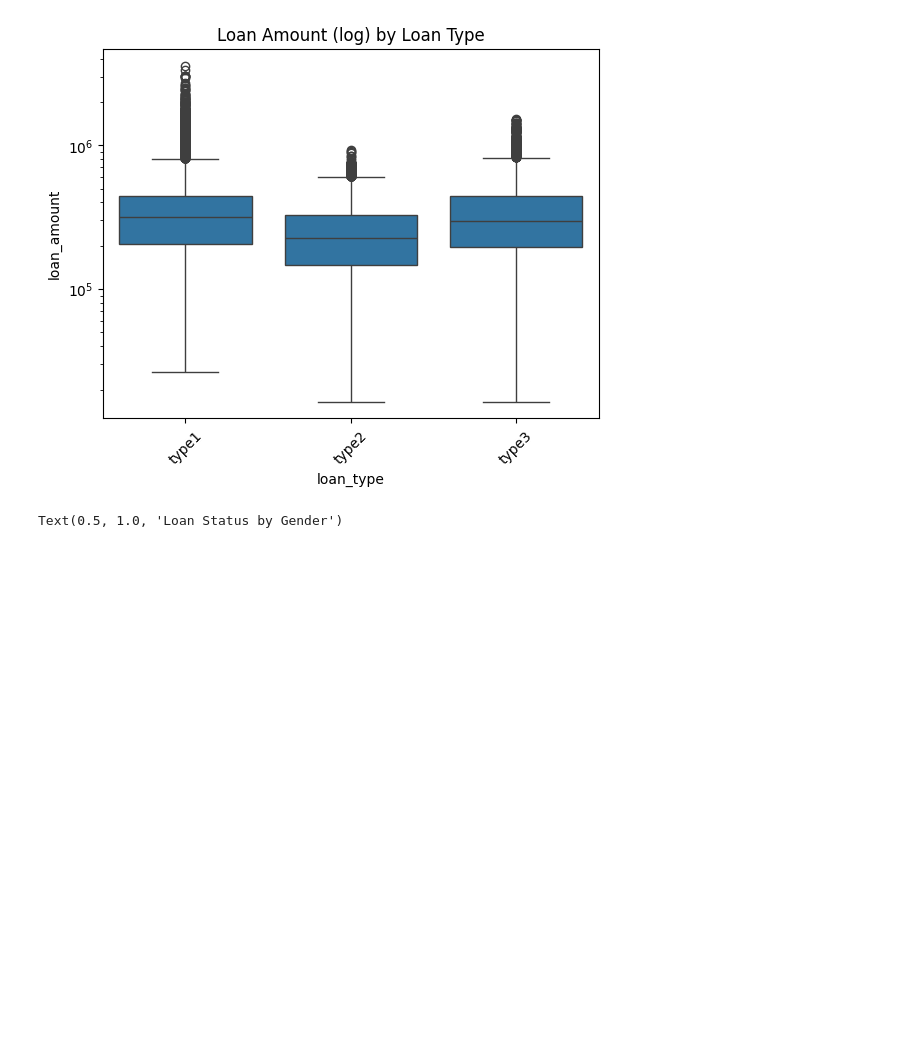
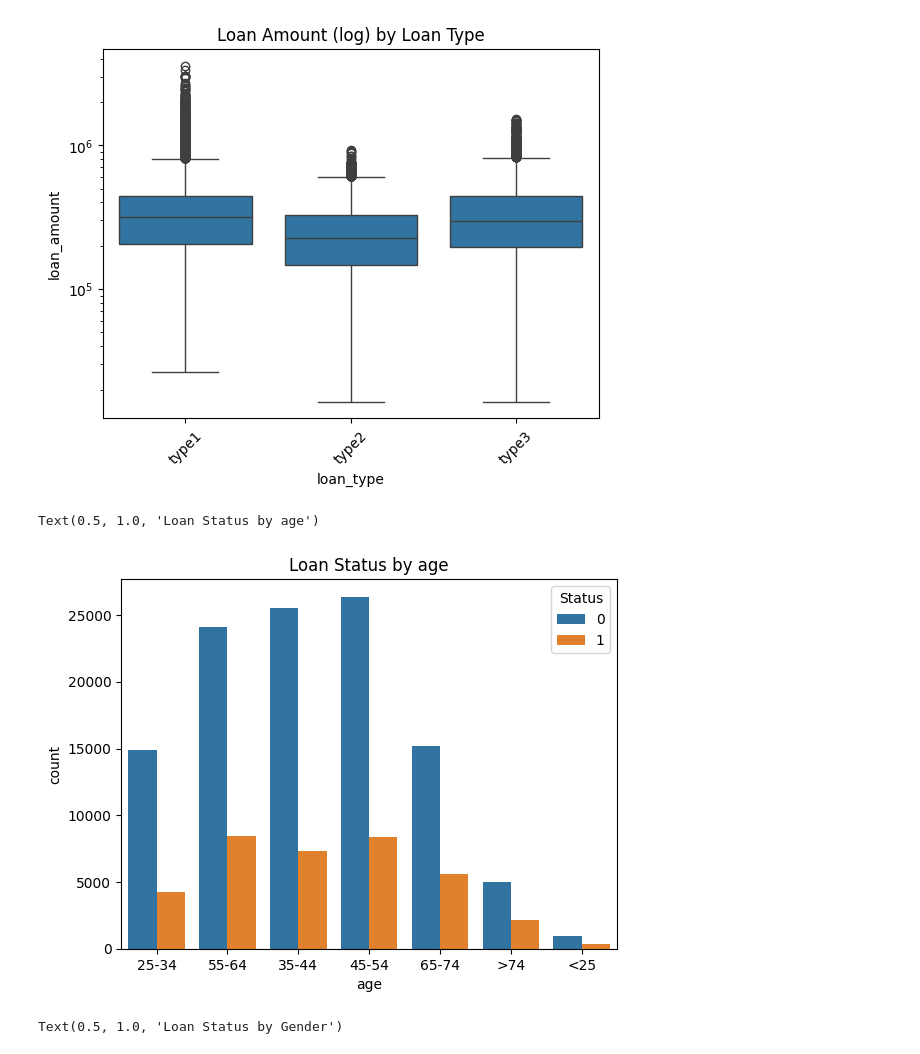
Before and after one commit to angiegh2002/Loan_Default_Detection, a Jupyter notebook: DM&ML.ipynb, the cells around one changed output. Drawn from its saved outputs; the diff is of its cells as text; code cells hidden in the pictures; blank space fills up the shorter version.

```diff
--- a/DM&ML.ipynb
+++ b/DM&ML.ipynb
@@ -429,6 +336,12 @@ plt.title("Loan Amount (log) by Loan Type")
 plt.show()
 # %% [output]
 [figure]
+# %%
+sns.countplot(data=df, x='age', hue='Status')
+plt.title('Loan Status by age')
+# %% [output]
+Text(0.5, 1.0, 'Loan Status by age')
+[figure, added]
 # %%
 sns.countplot(data=df, x='Gender', hue='Status')
 plt.title('Loan Status by Gender')
```
Also changed, not shown: parts of 30 cells of this notebook.
